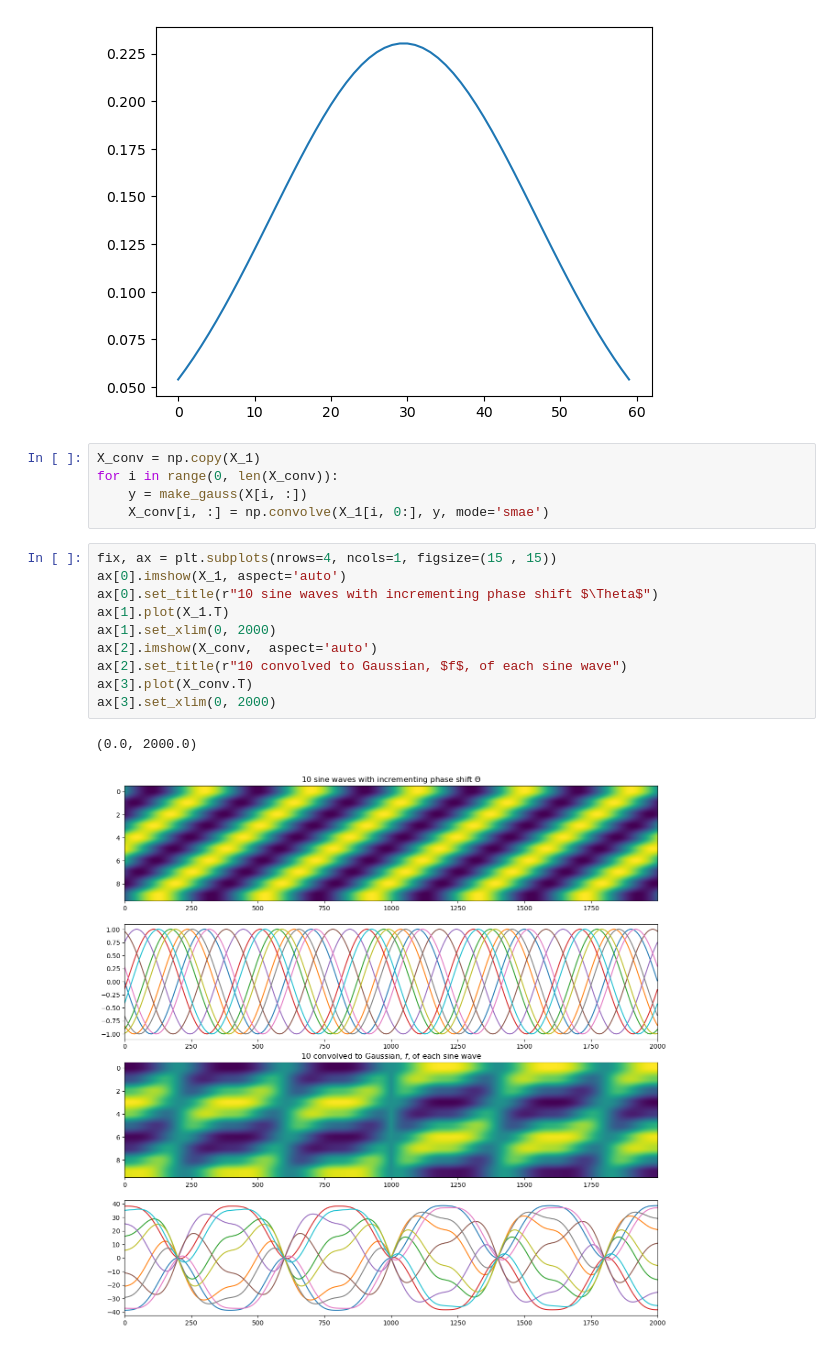
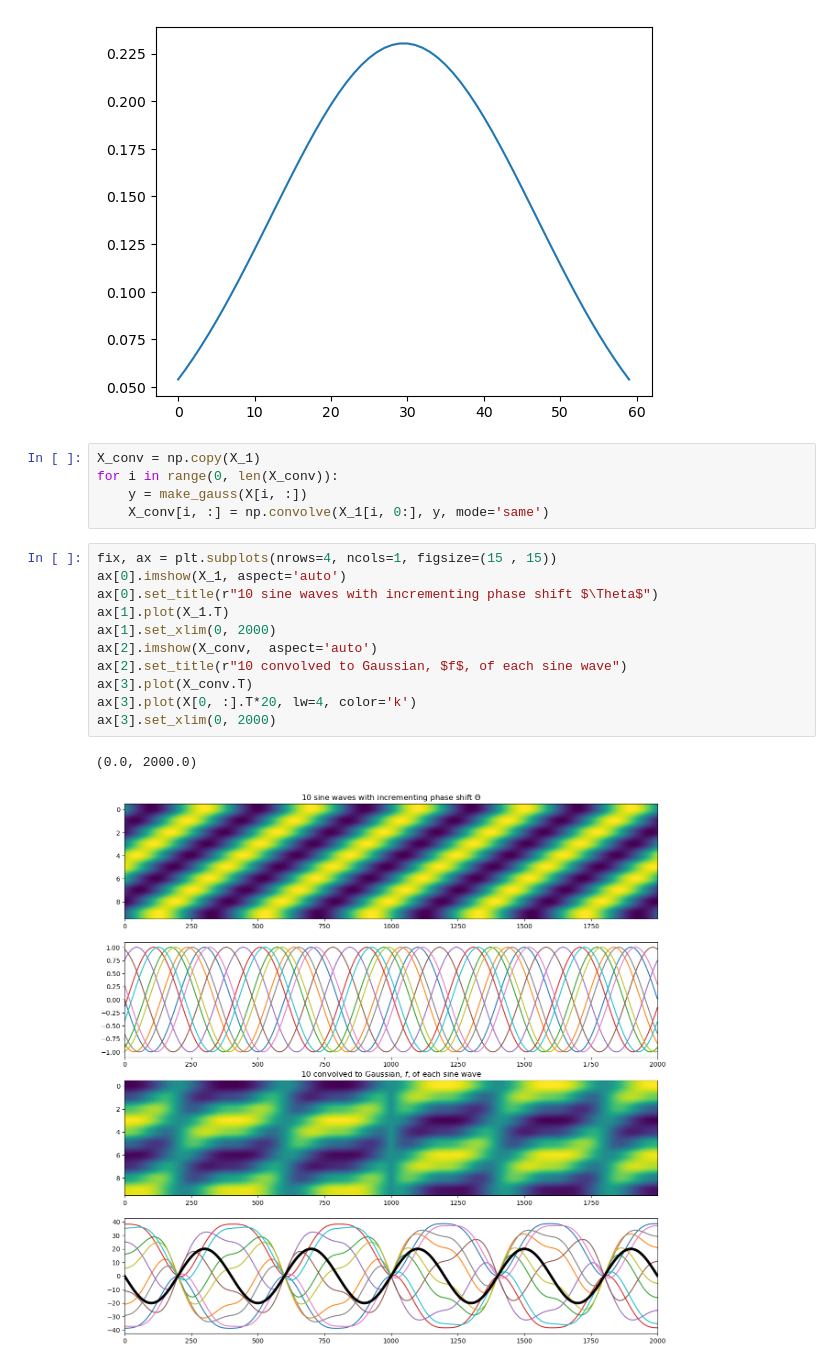
Before and after one commit to w-decker/SliceTime_TempDeriv, a Jupyter notebook: notebook.ipynb, the cells around one changed output. Saved outputs shown, nothing was run; the diff lists cells and outputs as text.

Commit message:
make plot better

```diff
--- a/notebook.ipynb
+++ b/notebook.ipynb
@@ -159,17 +159,18 @@ plt.plot(y)
 X_conv = np.copy(X_1)
 for i in range(0, len(X_conv)):
     y = make_gauss(X[i, :])
-    X_conv[i, :] = np.convolve(X_1[i, 0:], y, mode='smae')
+    X_conv[i, :] = np.convolve(X_1[i, 0:], y, mode='same')
 # %%
 fix, ax = plt.subplots(nrows=4, ncols=1, figsize=(15 , 15))
 ax[0].imshow(X_1, aspect='auto')
 ax[0].set_title(r"10 sine waves with incrementing phase shift $\Theta$")
 ax[1].plot(X_1.T)
 ax[1].set_xlim(0, 2000)
 ax[2].imshow(X_conv,  aspect='auto')
 ax[2].set_title(r"10 convolved to Gaussian, $f$, of each sine wave")
 ax[3].plot(X_conv.T)
+ax[3].plot(X[0, :].T*20, lw=4, color='k')
 ax[3].set_xlim(0, 2000)
 # %% [output]
 (0.0, 2000.0)
-[figure, old version]
+[figure, new version]
```
